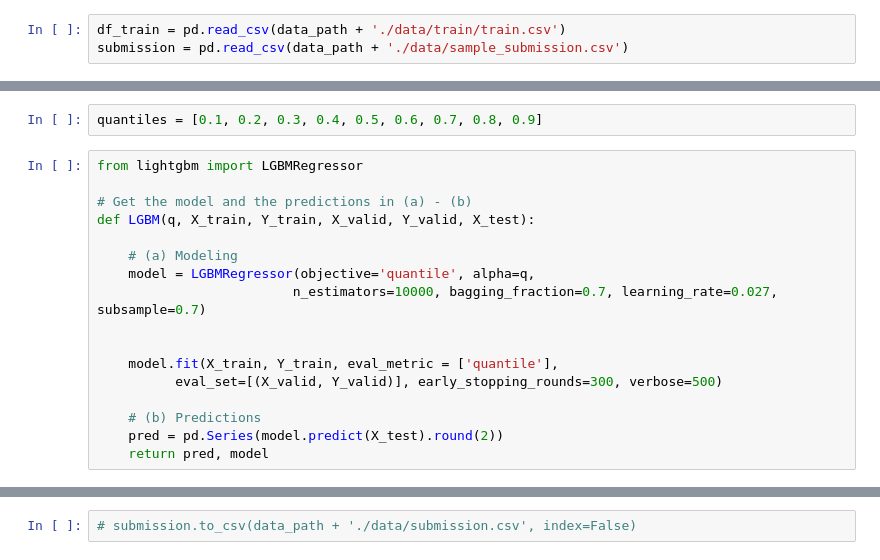
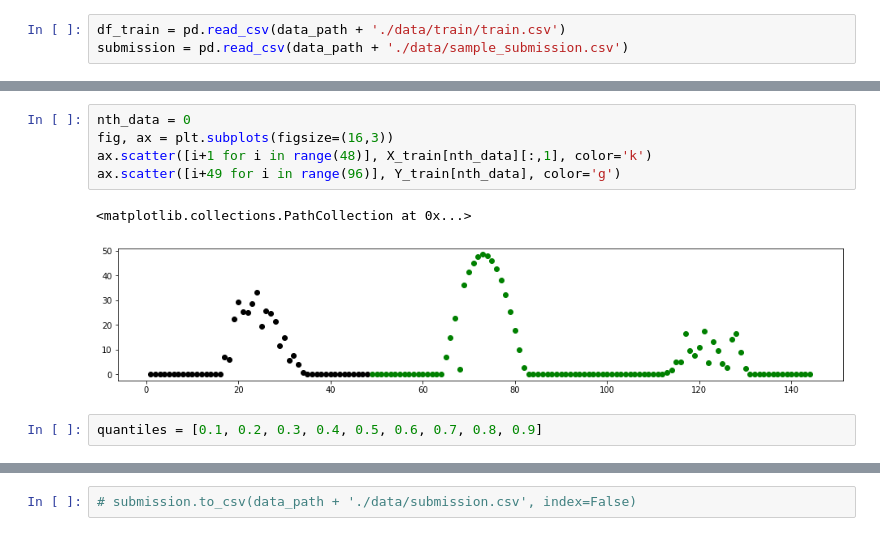
Before and after one commit to gogooma9/SolarGen, a Jupyter notebook: src/solar_gen.ipynb, the cells around one changed output, grey strips where cells are left out. Drawn from its saved outputs; the diff is of its cells as text.

```diff
--- a/src/solar_gen.ipynb
+++ b/src/solar_gen.ipynb
@@ -97,19 +129,10 @@ X_train_2, X_valid_2, Y_train_2, Y_valid_2 = train_test_split(train.iloc[:, :-2]
+# %%
+nth_data = 0
+fig, ax = plt.subplots(figsize=(16,3))
+ax.scatter([i+1 for i in range(48)], X_train[nth_data][:,1], color='k')
+ax.scatter([i+49 for i in range(96)], Y_train[nth_data], color='g')
+# %% [output]
+<matplotlib.collections.PathCollection at 0x...>
+[figure, added]
 # %%
 quantiles = [0.1, 0.2, 0.3, 0.4, 0.5, 0.6, 0.7, 0.8, 0.9]
-# %%
-from lightgbm import LGBMRegressor
-
-# Get the model and the predictions in (a) - (b)
-def LGBM(q, X_train, Y_train, X_valid, Y_valid, X_test):
-
-    # (a) Modeling
-    model = LGBMRegressor(objective='quantile', alpha=q,
-                         n_estimators=10000, bagging_fraction=0.7, learning_rate=0.027, subsample=0.7)
-
-
-    model.fit(X_train, Y_train, eval_metric = ['quantile'],
-          eval_set=[(X_valid, Y_valid)], early_stopping_rounds=300, verbose=500)
-
-    # (b) Predictions
-    pred = pd.Series(model.predict(X_test).round(2))
-    return pred, model
```
Also changed, not shown: parts of 21 cells of this notebook.
